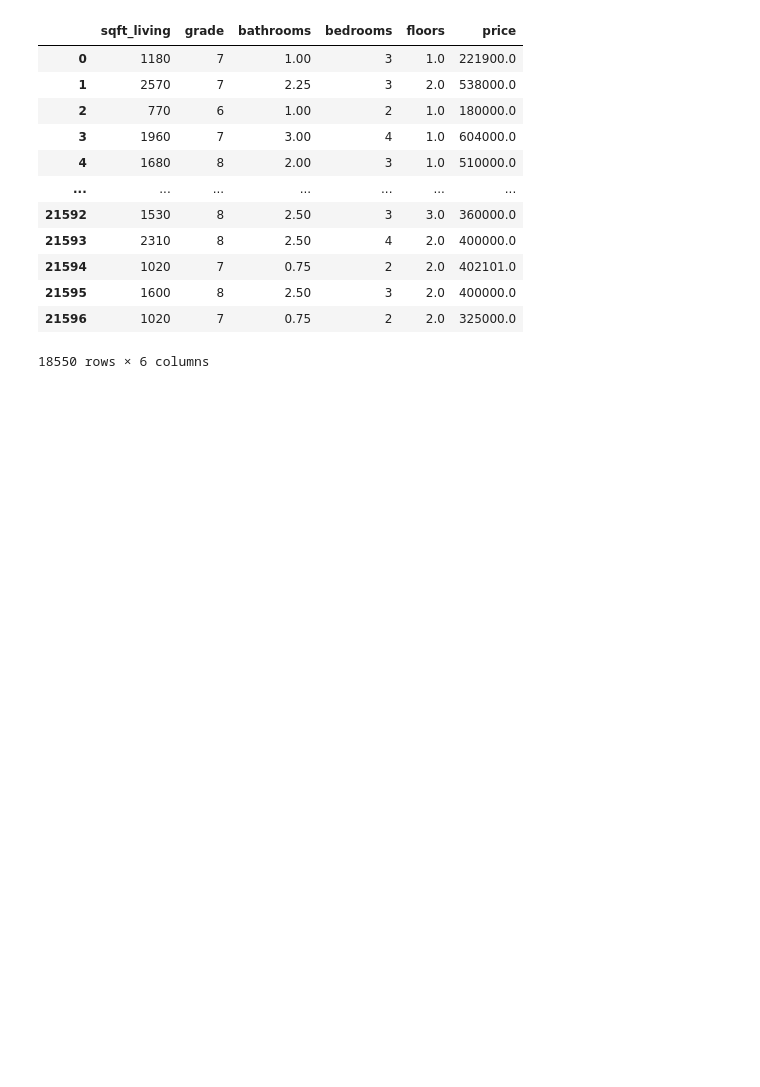
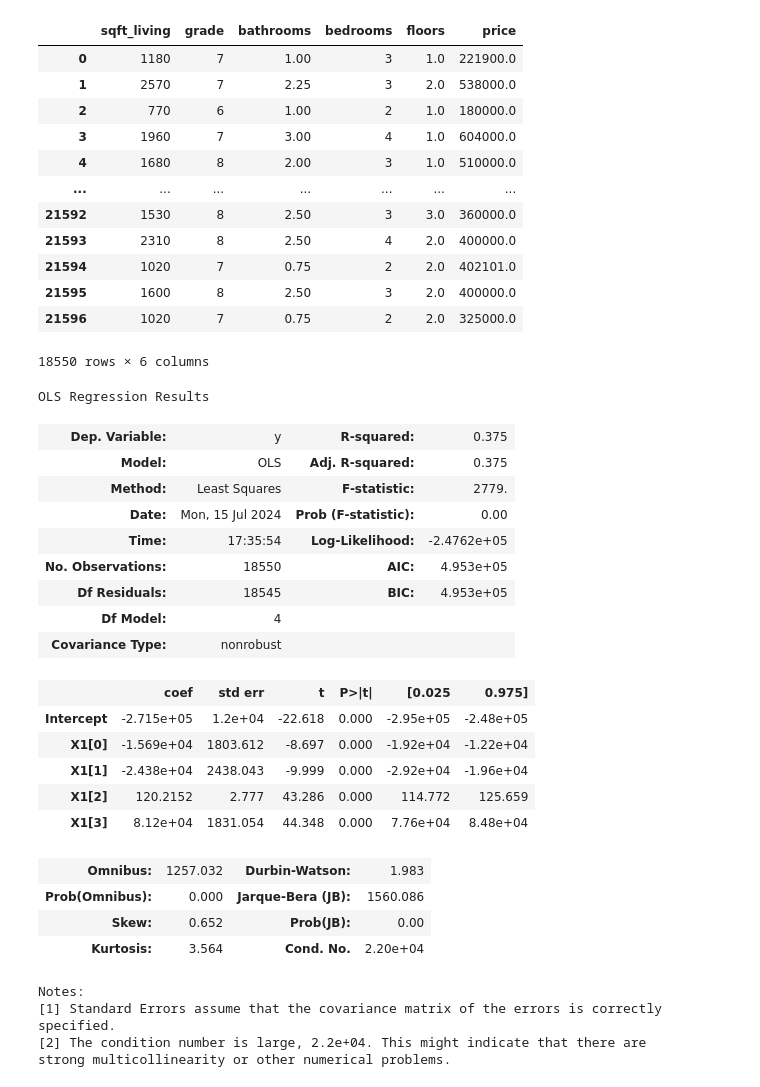
Before and after one commit to Leila-Nyambura/king-county-house-price-prediction-LRM, a Jupyter notebook: Leonard.ipynb, the cells around one changed output. Cells and saved outputs as stored; diff of their text form; code cells hidden in the pictures; blank space fills up the shorter version.

```diff
--- a/Leonard.ipynb
+++ b/Leonard.ipynb
@@ -944,0 +948,37 @@ df_transformed_new
+# %%
+X1 = df_transformed_new[['bedrooms','bathrooms','sqft_living','grade']]
+
+y = df_transformed_new['price']
+
+f1 = 'y~X1'
+
+
+model6 = ols(f1,df_transformed_new).fit()
+
+
+model6.summary()
+# %% [output]
+OLS Regression Results
+| Dep. Variable: | y | R-squared: | 0.375 |
+| Model: | OLS | Adj. R-squared: | 0.375 |
+| Method: | Least Squares | F-statistic: | 2779. |
+| Date: | Mon, 15 Jul 2024 | Prob (F-statistic): | 0.00 |
+| Time: | 17:35:54 | Log-Likelihood: | -2.4762e+05 |
+| No. Observations: | 18550 | AIC: | 4.953e+05 |
+| Df Residuals: | 18545 | BIC: | 4.953e+05 |
+| Df Model: | 4 |  |  |
+| Covariance Type: | nonrobust |  |  |
+|  | coef | std err | t | P>|t| | [0.025 | 0.975] |
+| Intercept | -2.715e+05 | 1.2e+04 | -22.618 | 0.000 | -2.95e+05 | -2.48e+05 |
+| X1[0] | -1.569e+04 | 1803.612 | -8.697 | 0.000 | -1.92e+04 | -1.22e+04 |
+| X1[1] | -2.438e+04 | 2438.043 | -9.999 | 0.000 | -2.92e+04 | -1.96e+04 |
+| X1[2] | 120.2152 | 2.777 | 43.286 | 0.000 | 114.772 | 125.659 |
+| X1[3] | 8.12e+04 | 1831.054 | 44.348 | 0.000 | 7.76e+04 | 8.48e+04 |
+| Omnibus: | 1257.032 | Durbin-Watson: | 1.983 |
+| Prob(Omnibus): | 0.000 | Jarque-Bera (JB): | 1560.086 |
+| Skew: | 0.652 | Prob(JB): | 0.00 |
+| Kurtosis: | 3.564 | Cond. No. | 2.20e+04 |
+Notes:
+[1] Standard Errors assume that the covariance matrix of the errors is correctly specified.
+[2] The condition number is large, 2.2e+04. This might indicate that there are
+strong multicollinearity or other numerical problems.
```
Also changed, not shown: parts of 3 cells of this notebook.
